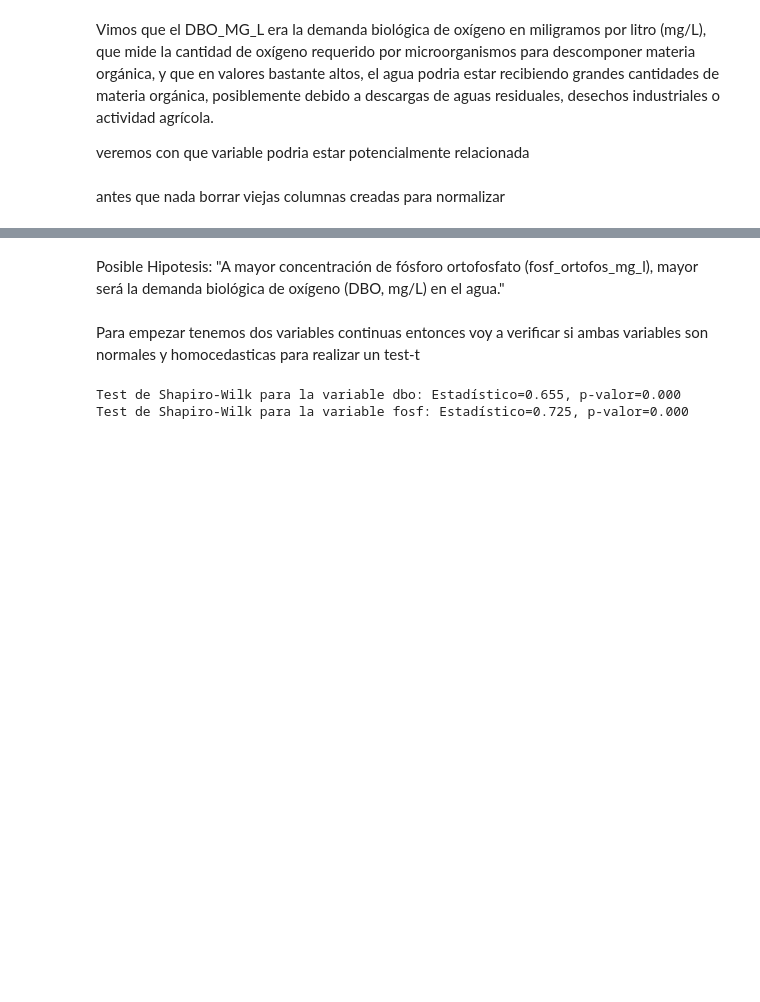
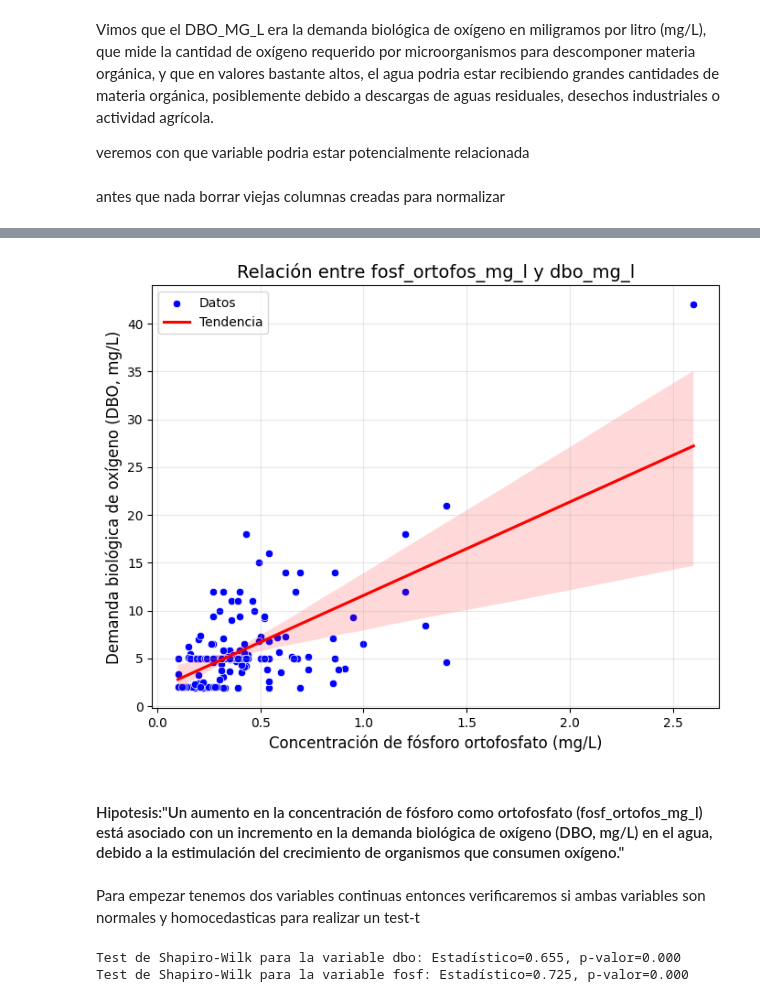
Before and after one commit to muller10000/tp-especial-ciencia-datos, a Jupyter notebook: Ejercicioespecial.ipynb, the cells around one changed output, grey strips where cells are left out. Saved outputs shown, nothing was run; the diff lists cells and outputs as text; code cells hidden in the pictures; blank space fills up the shorter version.

```diff
--- a/Ejercicioespecial.ipynb
+++ b/Ejercicioespecial.ipynb
@@ -953,8 +976,38 @@ Vemos que se tiene una correlacion bastante alta con fosfo_ortofos, entonces vam
+# %%
+plt.figure(figsize=(8, 6))
+sns.scatterplot(
+    x="fosf_ortofos_mg_l",
+    y="dbo_mg_l",
+    data=copy_dataset,
+    color="blue",
+    label="Datos"
+)
+
+# Agregar línea de tendencia
+sns.regplot(
+    x="fosf_ortofos_mg_l",
+    y="dbo_mg_l",
+    data=copy_dataset,
+    scatter=False,
+    color="red",
+    label="Tendencia"
+)
+
+# Personalizar el gráfico
+plt.title("Relación entre fosf_ortofos_mg_l y dbo_mg_l", fontsize=14)
+plt.xlabel("Concentración de fósforo ortofosfato (mg/L)", fontsize=12)
+plt.ylabel("Demanda biológica de oxígeno (DBO, mg/L)", fontsize=12)
+plt.legend()
+plt.grid(alpha=0.3)
+
+# Mostrar el gráfico
+plt.show()
+# %% [output]
+[figure, added]
 # %% [markdown]
-Posible Hipotesis:
-"A mayor concentración de fósforo ortofosfato (fosf_ortofos_mg_l), mayor será la demanda biológica de oxígeno (DBO, mg/L) en el agua."
+#### Hipotesis:"Un aumento en la concentración de fósforo como ortofosfato (fosf_ortofos_mg_l) está asociado con un incremento en la demanda biológica de oxígeno (DBO, mg/L) en el agua, debido a la estimulación del crecimiento de organismos que consumen oxígeno."
 # %% [markdown]
-Para empezar tenemos dos variables continuas entonces voy a verificar si ambas variables son normales y homocedasticas para realizar un test-t
+Para empezar tenemos dos variables continuas entonces verificaremos si ambas variables son normales y homocedasticas para realizar un test-t
 # %%
 from scipy.stats import shapiro
 
```
Also changed, not shown: parts of 19 cells of this notebook.
